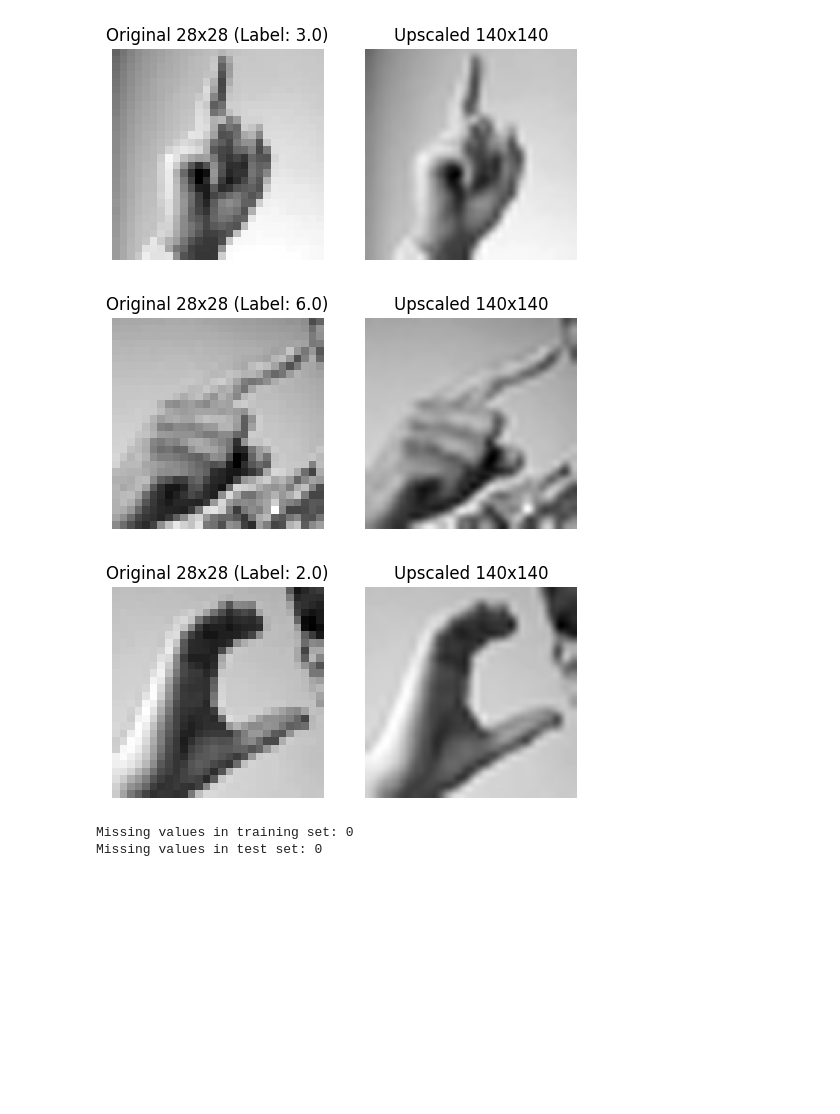
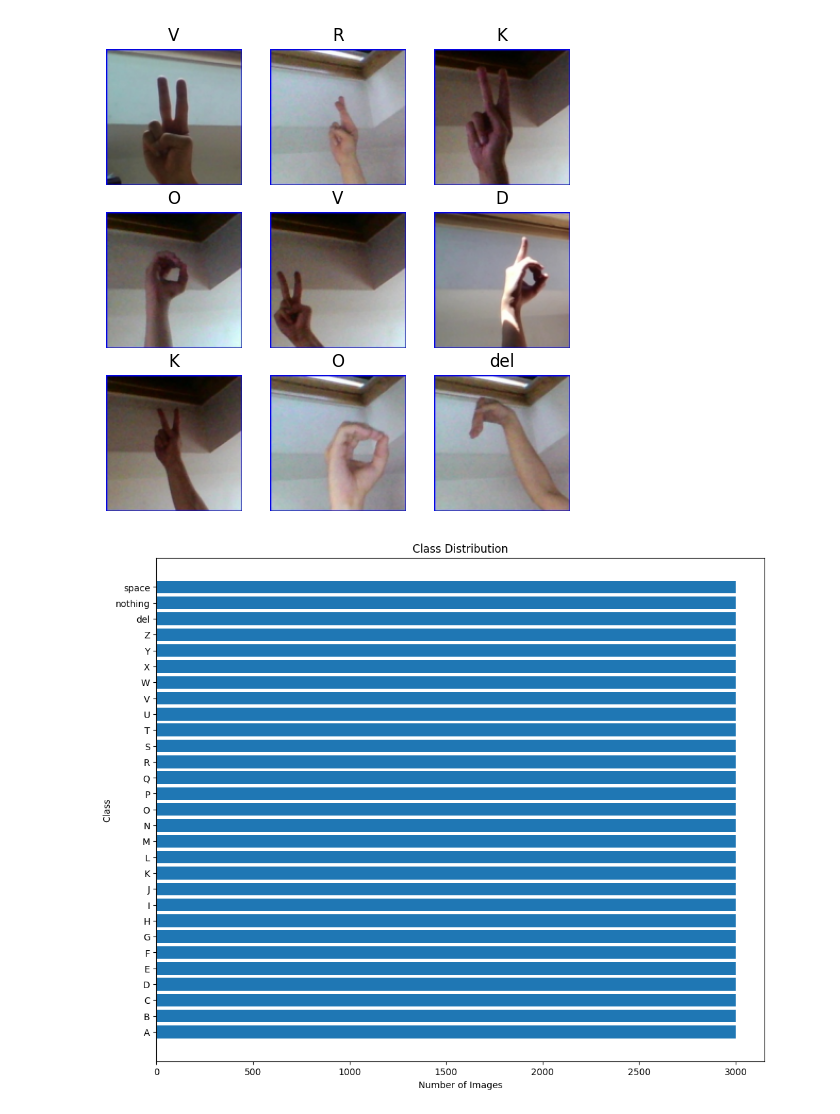
Before and after one commit to Jordan99990/ASL_To_Text, a Jupyter notebook: data_exploration.ipynb, the cells around one changed output. Cells and saved outputs as stored; diff of their text form; code cells hidden in the pictures; blank space fills up the shorter version.

Commit message:
chore: changed dataset : )

```diff
--- a/data_exploration.ipynb
+++ b/data_exploration.ipynb
@@ -31,41 +0,0 @@ plt.show()
-# %%
-import cv2
-import numpy as np
-import matplotlib.pyplot as plt
-
-def upscale_image(pixels, scale_factor=5):
-    image = np.array(pixels).reshape(28, 28)
-
-    upscaled_image = cv2.resize(image, None, fx=scale_factor, fy=scale_factor, interpolation=cv2.INTER_CUBIC)
-
-    return upscaled_image
-
-for i in range(3):
-    row = train_df.iloc[i]
-    label = row.iloc[0]
-    pixels = row.iloc[1:]
-
-    upscaled_image = upscale_image(pixels, scale_factor=5)
-
-    plt.figure(figsize=(6, 3))
-    plt.subplot(1, 2, 1)
-    plt.imshow(np.array(pixels).reshape(28, 28), cmap='gray')
-    plt.title(f'Original 28x28 (Label: {label})')
-    plt.axis('off')
-
-    plt.subplot(1, 2, 2)
-    plt.imshow(upscaled_image, cmap='gray')
-    plt.title(f'Upscaled {upscaled_image.shape[0]}x{upscaled_image.shape[1]}')
-    plt.axis('off')
-
-    plt.show()
-# %% [output]
-[figure, removed]
-[figure, removed]
-[figure, removed]
-# %%
-print(f'Missing values in training set: {train_df.isnull().sum().sum()}')
-print(f'Missing values in test set: {test_df.isnull().sum().sum()}')
-# %% [output]
-Missing values in training set: 0
-Missing values in test set: 0
@@ -74,0 +4,22 @@ test_df.iloc[:, 1:] = test_df.iloc[:, 1:].astype('float64') / 255.0
+# %%
+path = Path('Dataset/asl_alphabet_train/asl_alphabet_train')
+dls = ImageDataLoaders.from_folder(path, train='.', valid_pct=0.2, item_tfms=Resize(128), bs=64)
+# %%
+dls.show_batch(max_n=9, figsize=(6,6))
+# %% [output]
+[figure, added]
+# %%
+dataset_path = Path(dls.path)
+
+class_dirs = [d for d in dataset_path.iterdir() if d.is_dir()]
+
+class_counts = [len(list(class_dir.glob('*'))) for class_dir in class_dirs]
+
+plt.figure(figsize=(12, 10))
+plt.barh(dls.vocab, class_counts)
+plt.xlabel('Number of Images')
+plt.ylabel('Class')
+plt.title('Class Distribution')
+plt.show()
+# %% [output]
+[figure, added]
```
Also changed, not shown: parts of 9 cells of this notebook.
